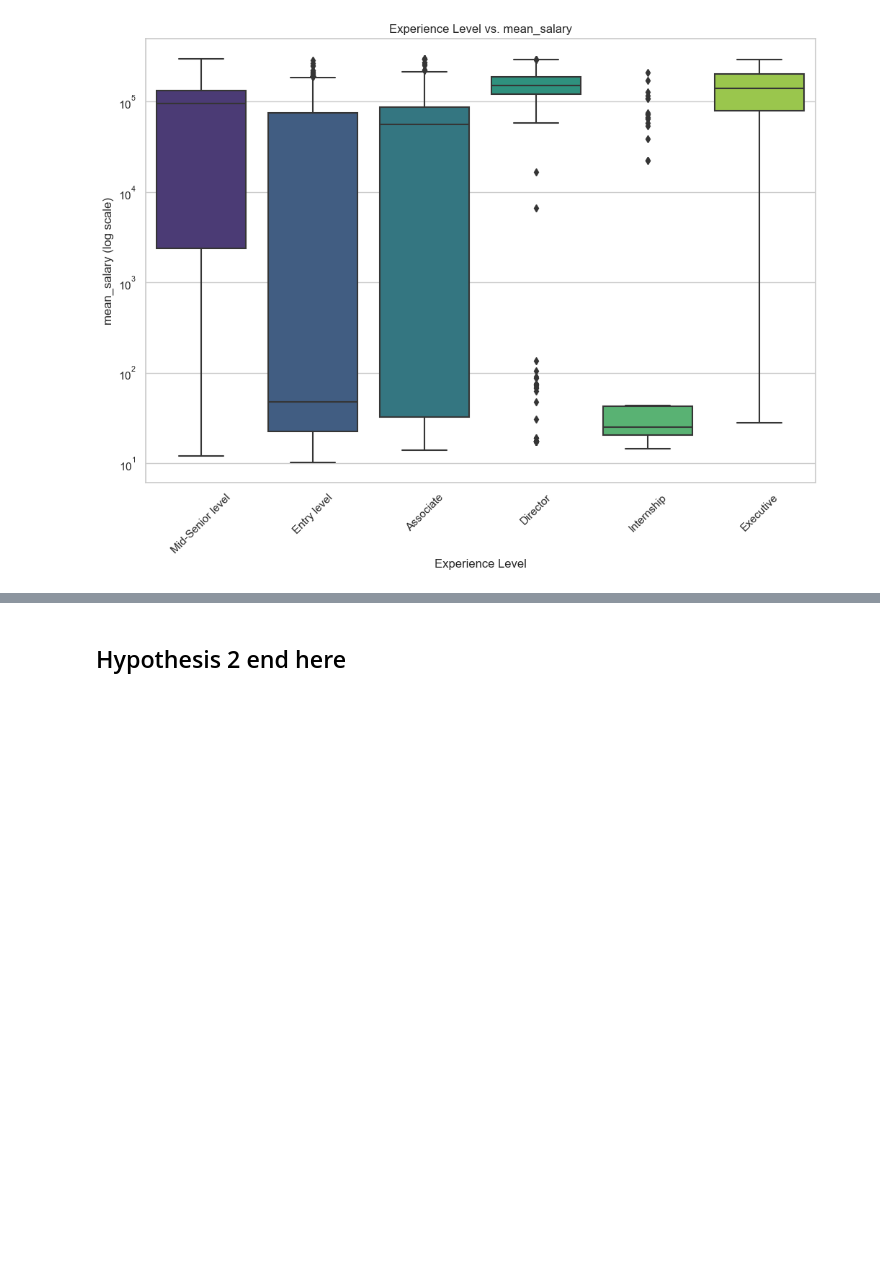
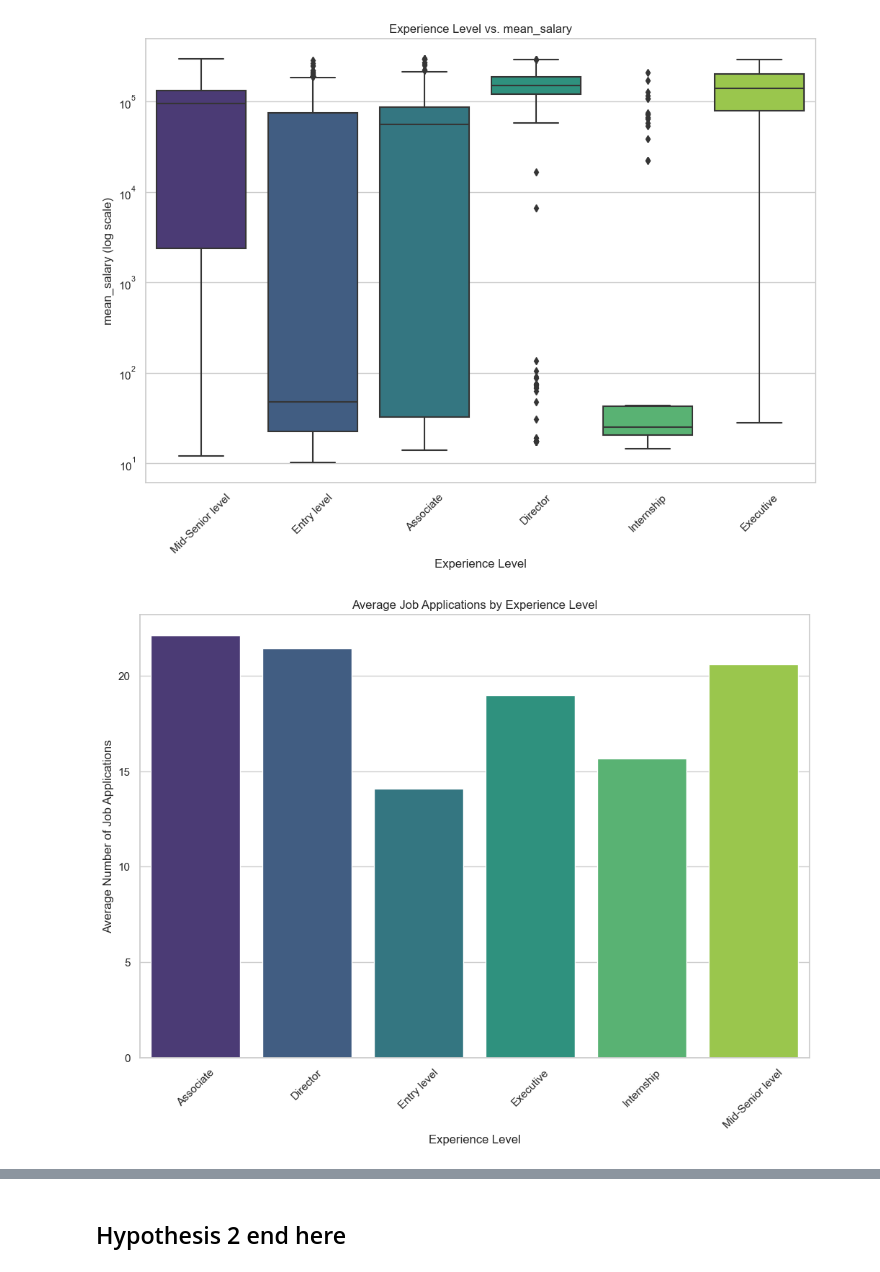
Before and after one commit to UC-Berkeley-I-School/Project-2-LinkedIn-Analysis, a Jupyter notebook: Project 2.ipynb, the cells around one changed output, grey strips where cells are left out. Cells and saved outputs as stored; diff of their text form; code cells hidden in the pictures; blank space fills up the shorter version.

```diff
--- a/Project 2.ipynb
+++ b/Project 2.ipynb
@@ -361,22 +501,24 @@ plt.show()
 [figure]
 # %%
 # Group the data by 'formatted_experience_level' and calculate the average number of job applications
-average_applications_by_experience = df.groupby('formatted_experience_level')['applies'].mean().reset_index()
+average_applications_by_experience = result_df_ricky.groupby('formatted_experience_level')['applies'].mean().reset_index()
 
 # Set the style for the plot
 sns.set(style="whitegrid")
 
 # Create a bar plot
 plt.figure(figsize=(12, 8))
 sns.barplot(x='formatted_experience_level', y='applies', data=average_applications_by_experience, palette='viridis')
 
 # Set plot labels and title
 plt.xlabel('Experience Level')
 plt.ylabel('Average Number of Job Applications')
 plt.title('Average Job Applications by Experience Level')
 
 # Rotate x-axis labels for better readability
 plt.xticks(rotation=45)
 
 # Show the plot
 plt.show()
+# %% [output]
+[figure, added]
```
Also changed, not shown: parts of 20 cells of this notebook.
